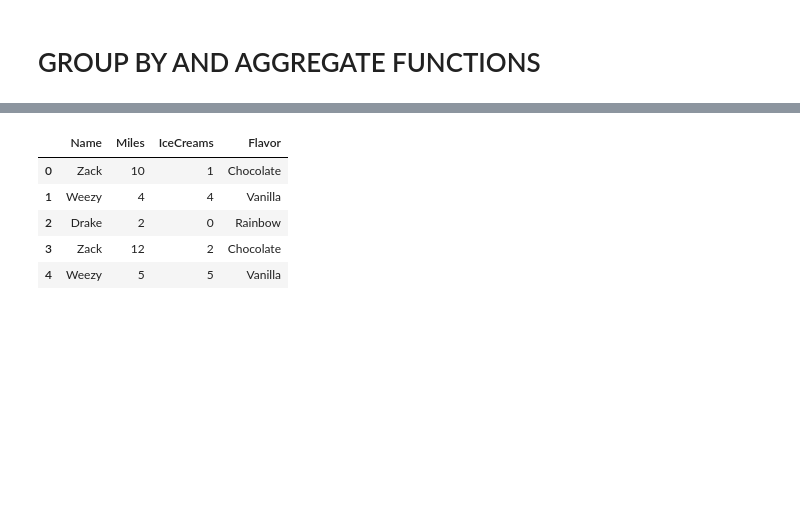
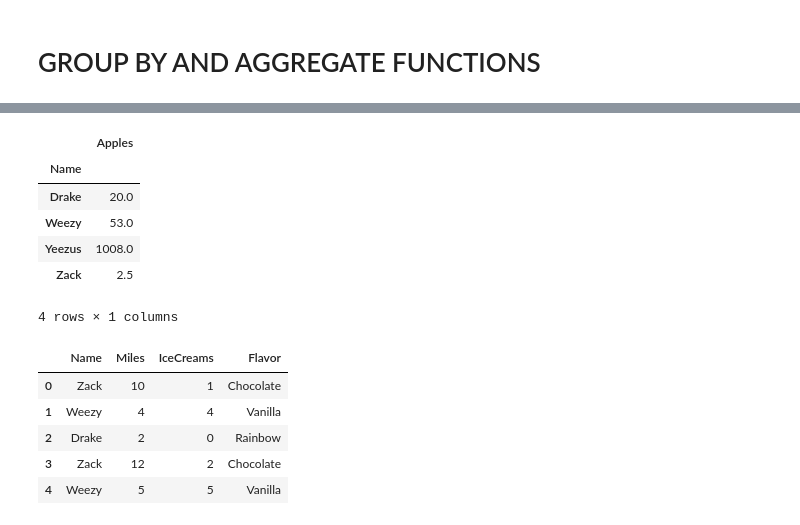
Before and after one commit to zd123/KungFu-Padas, a Jupyter notebook: lecture/Pandas-Essentials.ipynb, the cells around one changed output, grey strips where cells are left out. Cells and saved outputs as stored; diff of their text form; code cells hidden in the pictures; blank space fills up the shorter version.

Commit message:
updating apples.csv and picture

```diff
--- a/lecture/Pandas-Essentials.ipynb
+++ b/lecture/Pandas-Essentials.ipynb
@@ -218,2 +220,13 @@ salary_mean = df['Salary'].mean()
+# %%
+df = pd.read_csv('lecture-data/apples.csv')
+df.groupby("Name").sum()
+# %% [output]
+|  | Apples |
+| Name |  |
+| Drake | 20.0 |
+| Weezy | 53.0 |
+| Yeezus | 1008.0 |
+| Zack | 2.5 |
+4 rows × 1 columns
 # %%
 import pandas as pd
```
Also changed, not shown: parts of 4 cells of this notebook, 2 other files.
